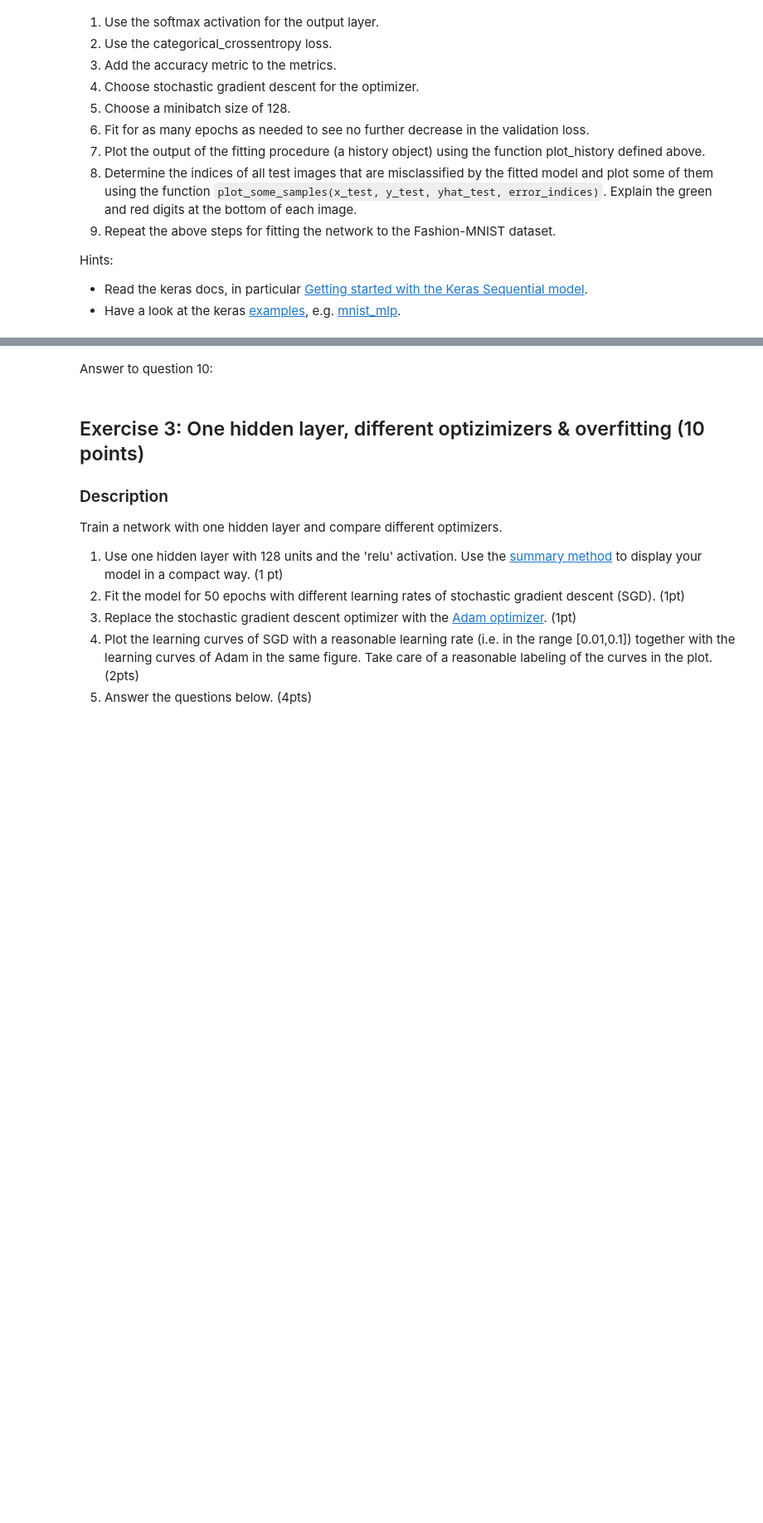
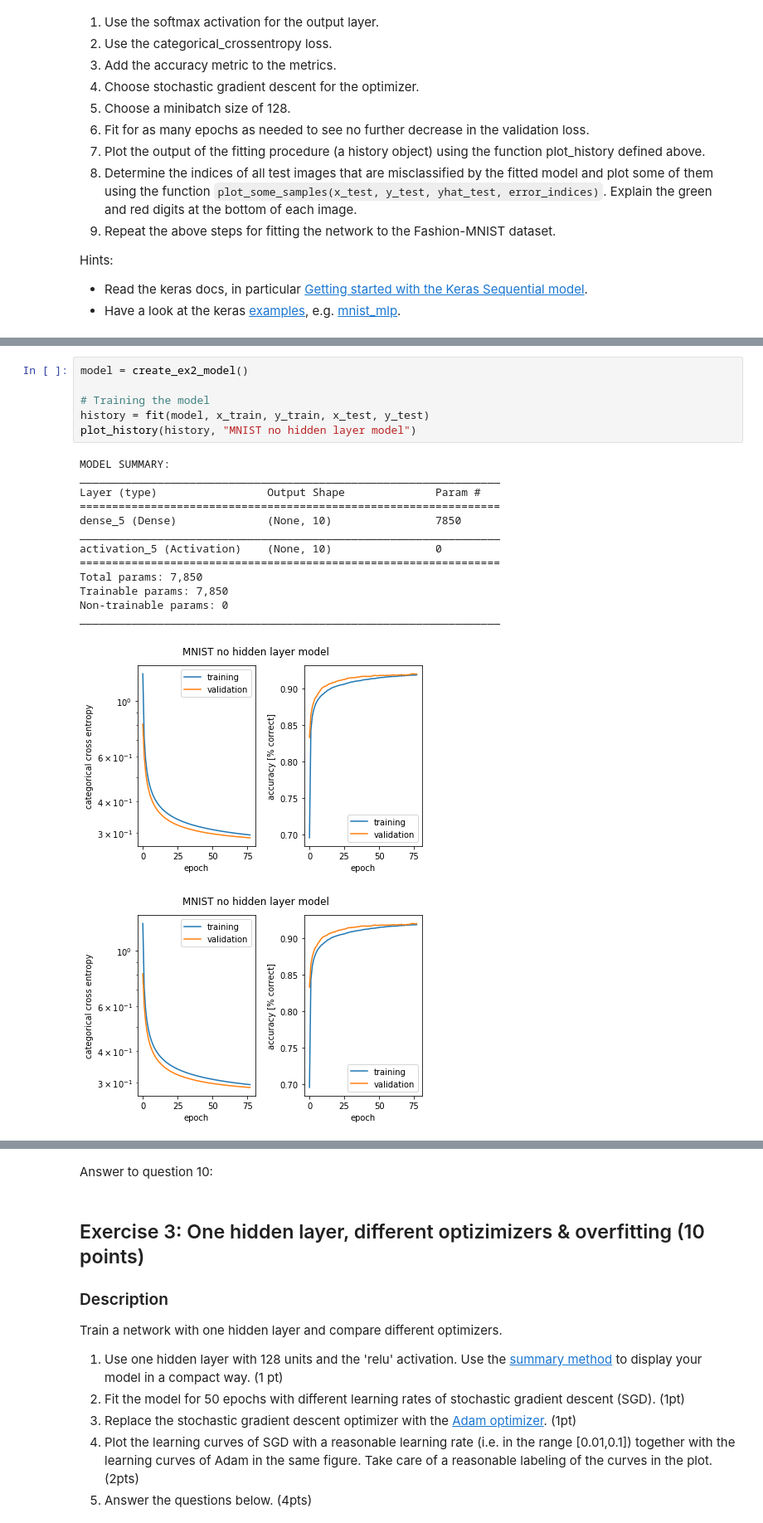
Before and after one commit to jheitmann/ann-projects, a Jupyter notebook: project1/miniproject1.ipynb, the cells around one changed output, grey strips where cells are left out. Shown at 83% size. Drawn from its saved outputs; the diff is of its cells as text; blank space fills up the shorter version.

```diff
--- a/project1/miniproject1.ipynb
+++ b/project1/miniproject1.ipynb
@@ -190,0 +335,21 @@ Hints:
+# %%
+model = create_ex2_model()
+
+# Training the model
+history = fit(model, x_train, y_train, x_test, y_test)
+plot_history(history, "MNIST no hidden layer model")
+# %% [output]
+MODEL SUMMARY:
+_________________________________________________________________
+Layer (type)                 Output Shape              Param #
+=================================================================
+dense_5 (Dense)              (None, 10)                7850
+_________________________________________________________________
+activation_5 (Activation)    (None, 10)                0
+=================================================================
+Total params: 7,850
+Trainable params: 7,850
+Non-trainable params: 0
+_________________________________________________________________
+[figure, added]
+[figure, added]
```
Also changed, not shown: parts of 77 cells of this notebook.
